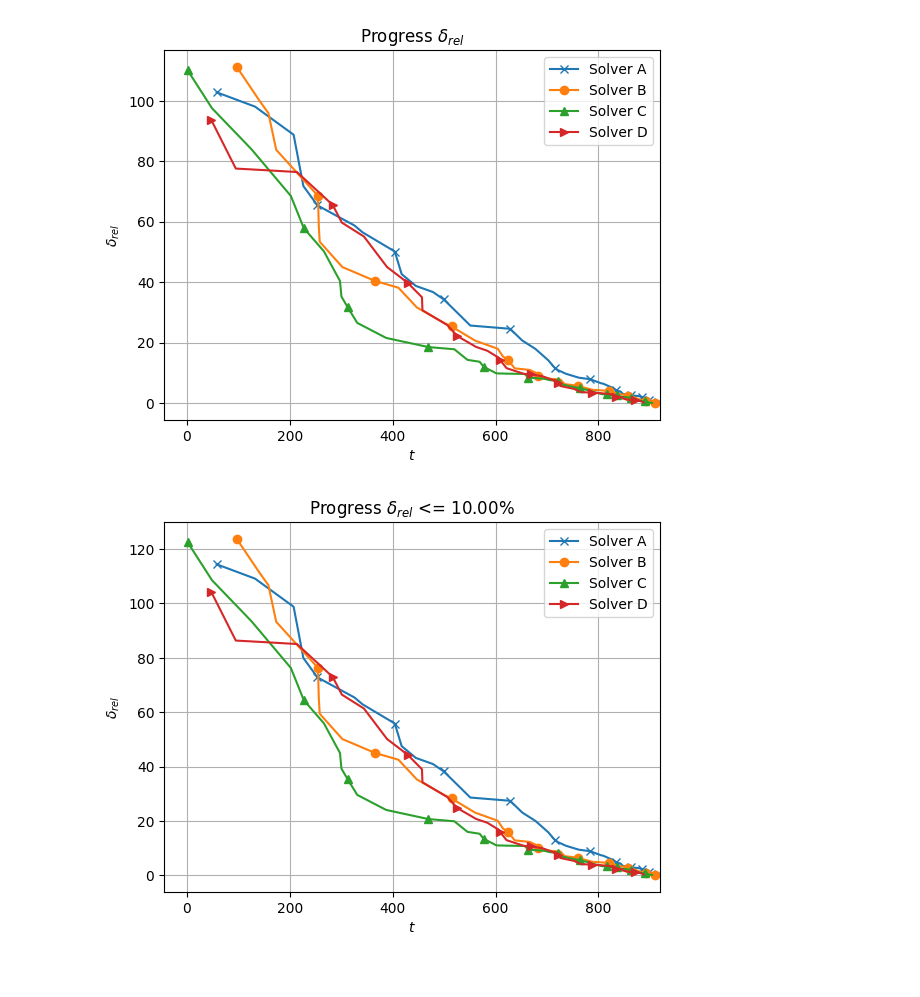
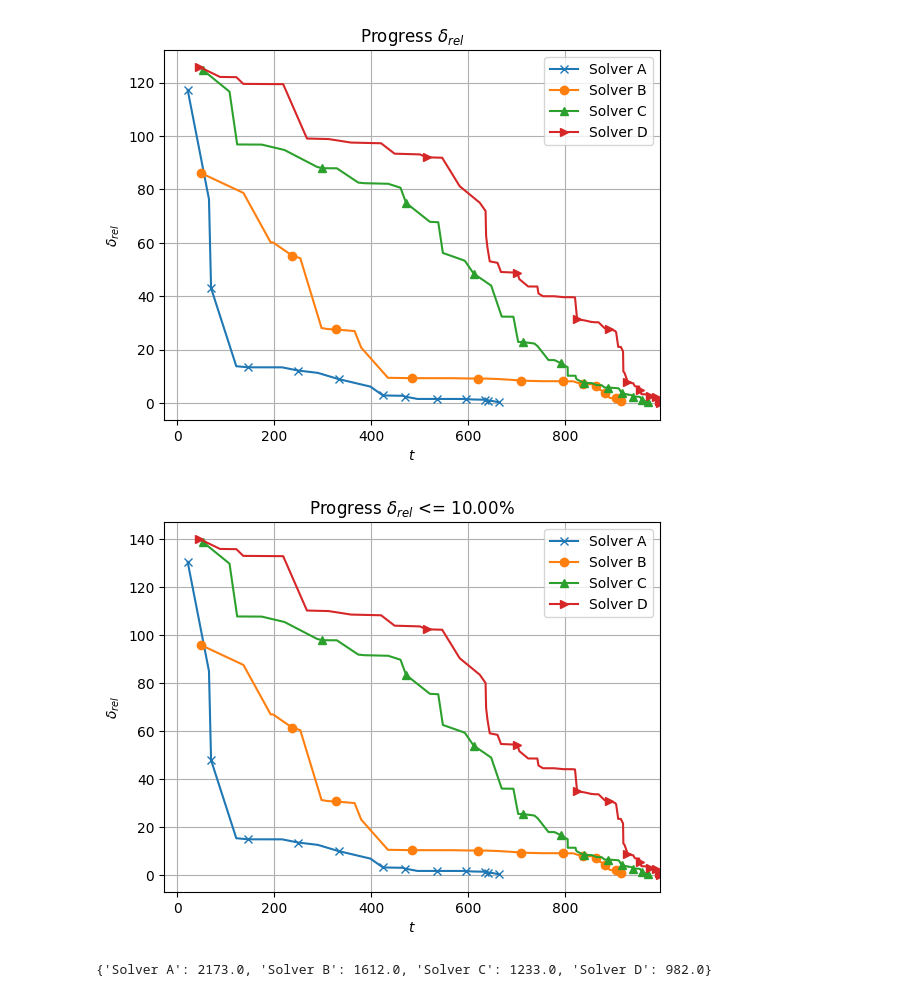
Before and after one commit to jrc-rodec/FJSSP-W-Benchmarking, a Jupyter notebook: example_visualization.ipynb, the cells around one changed output. Drawn from its saved outputs; the diff is of its cells as text; code cells hidden in the pictures.

Commit message:
minizinc score

```diff
--- a/example_visualization.ipynb
+++ b/example_visualization.ipynb
@@ -26,28 +59,23 @@ vis.visualize_gaps(results, delta_scope=0.9)
-# %%
-# generating random example timeline data
-#p + ((generations_since_last_improvement * (1 / max_waiting_before_restart)) ** 4) * max_p
-data = dict()
-max_time = 1000
-max_fitness = 10000
-min_fitness = 100
-for solver in solvers:
-    time = max_time
-    fitness = max_fitness
-    entries = []
-    i = 0
-    j = 1/max_time
-    while time > 0 and fitness > min_fitness:
-        time *= 1.0-j - 0.1* random.random()
-        fitness *= 1.0-j - 0.2* random.random()
-        j+= ((i * (1 / max_time)) ** 4)
-        i+=1
-        entries.append((max_time-time, fitness))
-    data[solver] = entries
+# %%
+instance_data = dict()
+example_instance = '1'
+for solver in data:
+    instance_data[solver] = data[solver][example_instance]
 # %%
-vis.visualize_timeline(data)
+vis.visualize_timeline(instance_data)
 # %% [output]
-[figure, old version]
+[figure, new version]
 # %%
-vis.visualize_timeline(data, delta_scope=0.9)
+vis.visualize_timeline(instance_data, delta_scope=0.9)
 # %% [output]
-[figure, old version]
+[figure, new version]
+# %%
+from util.evaluation import minizinc_score
+minizinc_data = dict()
+for solver in data:
+    minizinc_data[solver] = dict()
+    for instance in data[solver]:
+        minizinc_data[solver][instance] = data[solver][instance][-1]
+minizinc_score(minizinc_data)
+# %% [output]
+{'Solver A': 2173.0, 'Solver B': 1612.0, 'Solver C': 1233.0, 'Solver D': 982.0}
```
Also changed, not shown: parts of 4 cells of this notebook, 1 other file.
